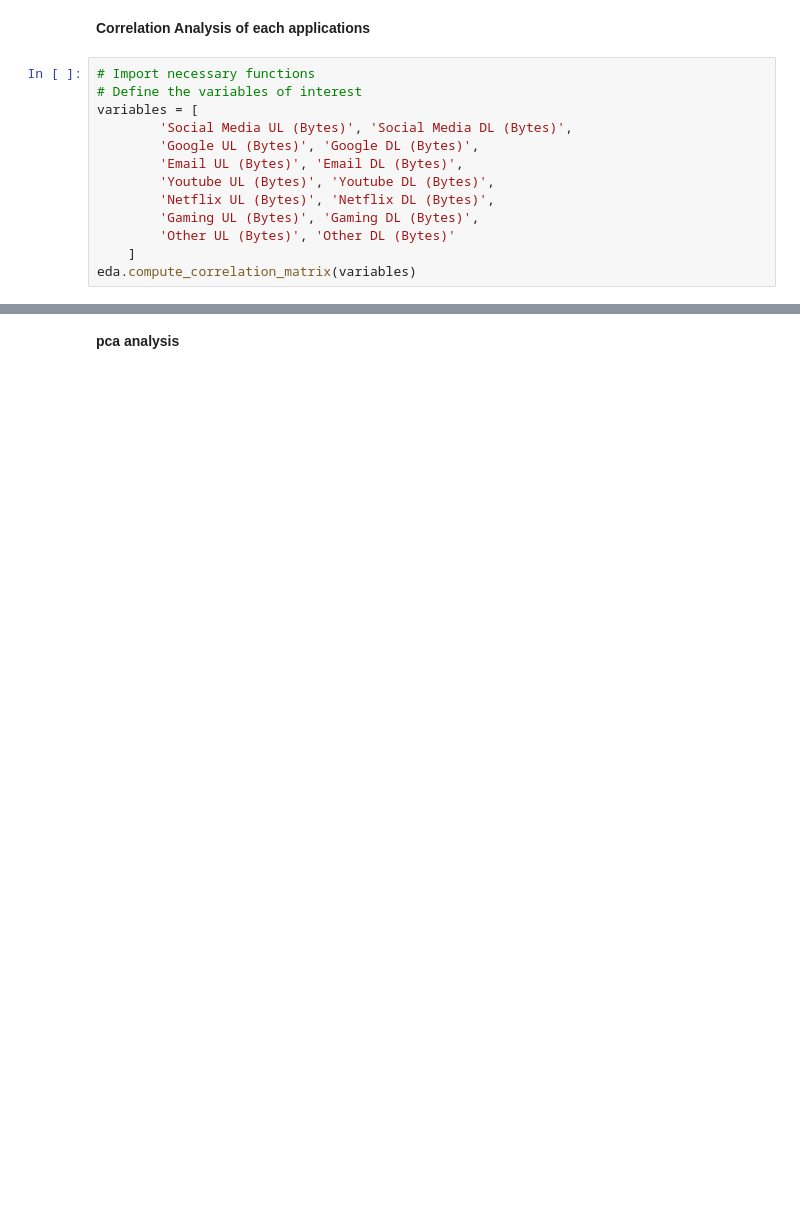
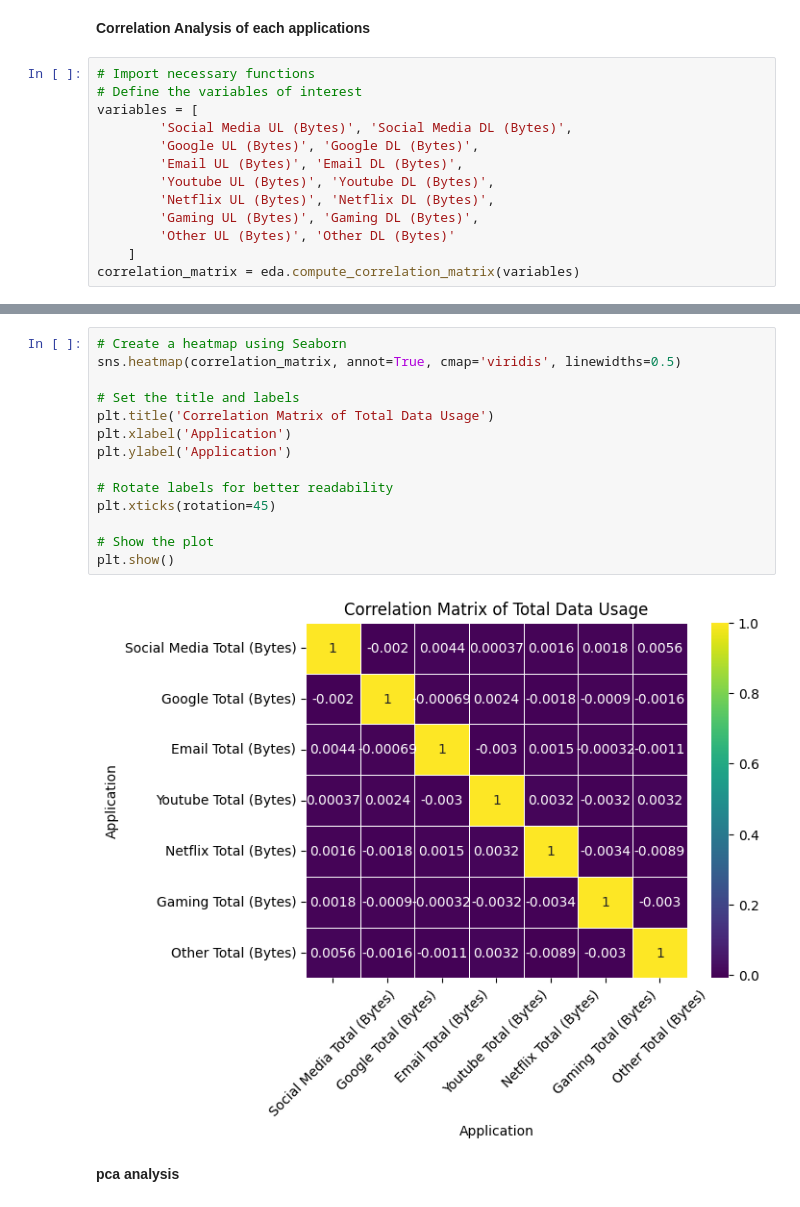
Before and after one commit to epythonlab/10academy-aim-week2-challenge, a Jupyter notebook: notebooks/user_analysis_notebook.ipynb, the cells around one changed output, grey strips where cells are left out. Drawn from its saved outputs; the diff is of its cells as text; blank space fills up the shorter version.

```diff
--- a/notebooks/user_analysis_notebook.ipynb
+++ b/notebooks/user_analysis_notebook.ipynb
@@ -546,4 +499,4 @@ variables = [
         'Gaming UL (Bytes)', 'Gaming DL (Bytes)',
         'Other UL (Bytes)', 'Other DL (Bytes)'
     ]
-eda.compute_correlation_matrix(variables)
+correlation_matrix = eda.compute_correlation_matrix(variables)
@@ -559,3 +503,19 @@ eda.compute_correlation_matrix(variables)
+# %%
+# Create a heatmap using Seaborn
+sns.heatmap(correlation_matrix, annot=True, cmap='viridis', linewidths=0.5)
+
+# Set the title and labels
+plt.title('Correlation Matrix of Total Data Usage')
+plt.xlabel('Application')
+plt.ylabel('Application')
+
+# Rotate labels for better readability
+plt.xticks(rotation=45)
+
+# Show the plot
+plt.show()
+# %% [output]
+[figure, added]
 # %% [markdown]
 **pca analysis**
 # %%
```
Also changed, not shown: parts of 9 cells of this notebook, 5 other files.
